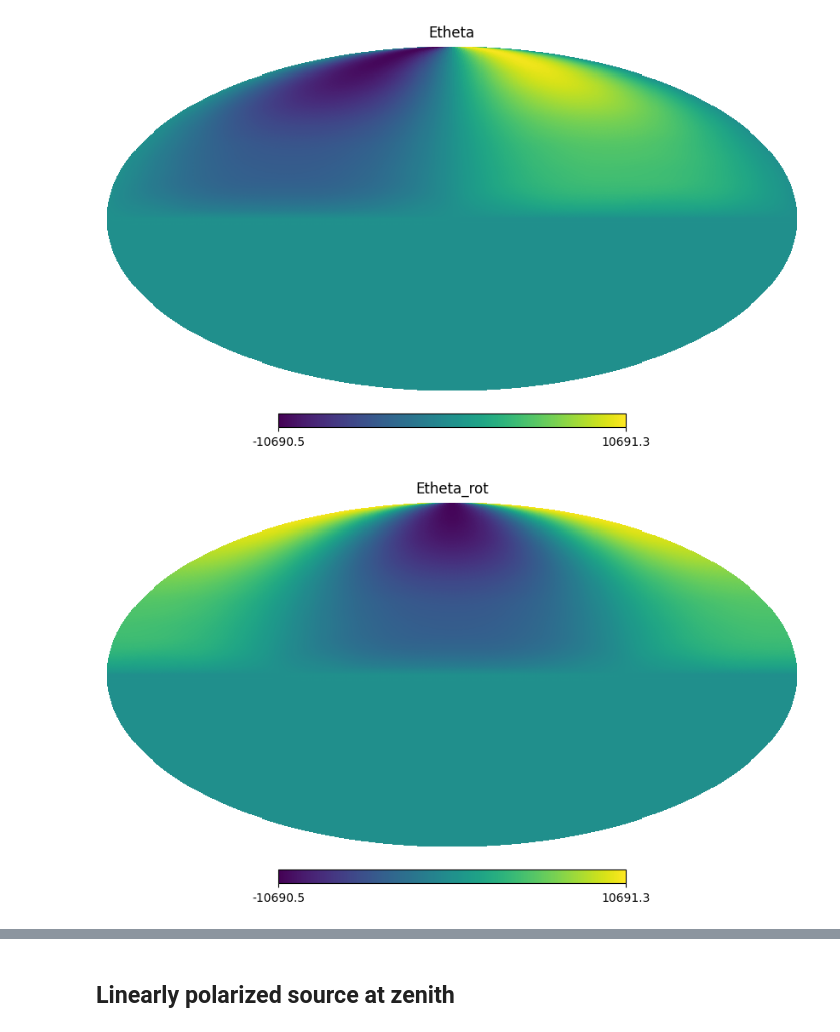
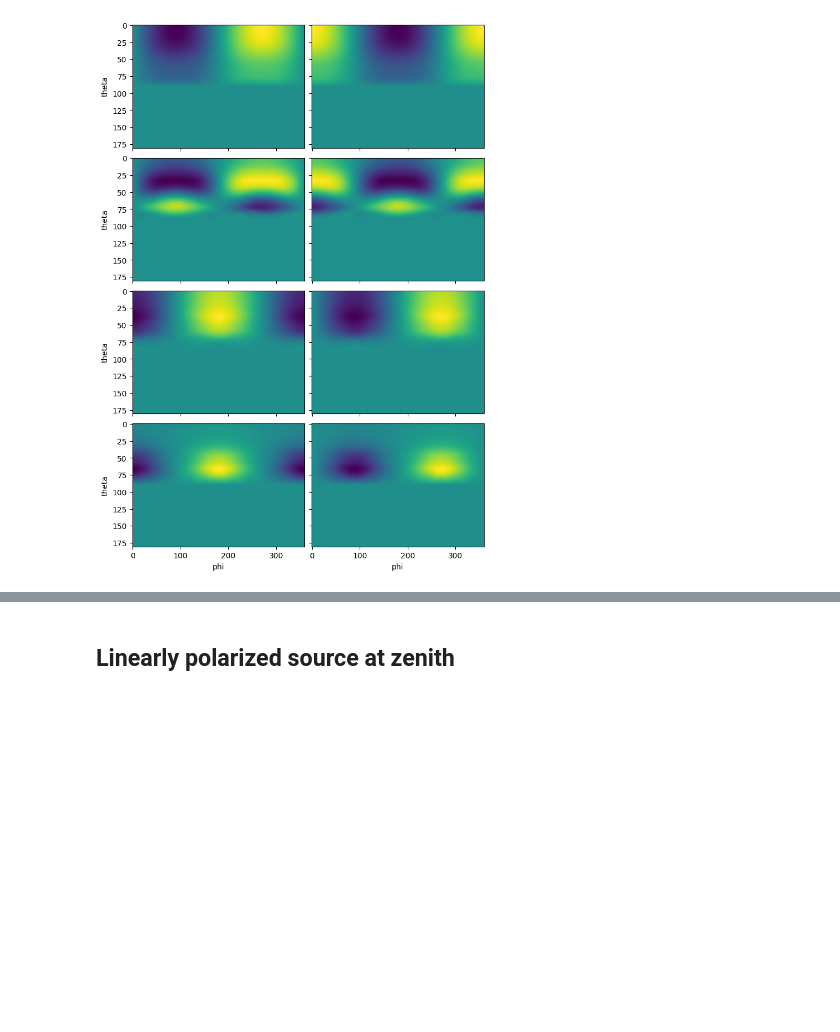
Before and after one commit to lusee-night/notebooks, a Jupyter notebook: faraday/faraday.ipynb, the cells around one changed output, grey strips where cells are left out. Saved outputs shown, nothing was run; the diff lists cells and outputs as text; code cells hidden in the pictures; blank space fills up the shorter version.

```diff
--- a/faraday/faraday.ipynb
+++ b/faraday/faraday.ipynb
@@ -6,7 +6,7 @@ import numpy as np
 
 %matplotlib inline
 # %%
-HP = True  # use healpix pixelization scheme (otherwise: 1 deg grid in theta/phi)
+HP = False  # use healpix pixelization scheme (otherwise: 1 deg grid in theta/phi)
 # %%
 with fits.open("hfss_lbl_3m_75deg.2port.fits") as hdul:
     E_theta = hdul["Etheta_real"].data + 1j * hdul["Etheta_imag"].data
@@ -159,7 +159,7 @@ def grid2healpix(data, nside, theta=None, phi=None, pixel_centers=None):
 # %%
 if HP:  # healpix
     import healpy as hp
-    NSIDE = 128
+    NSIDE = 512
     beam1 = grid2healpix(np.array([E_theta.real, E_theta.imag, E_phi.real, E_phi.imag]), NSIDE)
     rot = hp.Rotator(rot=90, deg=True)
     beam2 = np.array([rot.rotate_map_pixel(b) for b in beam1])
@@ -169,32 +169,31 @@ if HP:  # healpix
     hp.mollview(beam2[2], title="Ephi_rot")
 
     beam1 = np.array([beam1[0] + 1j* beam1[1], beam1[2] + 1j * beam1[3]])  # Etheta, Ephi
     beam2 = np.array([beam2[0] + 1j* beam2[1], beam2[2] + 1j * beam2[3]])  # Etheta, Ephirot
 
 else: # theta/phi grid
     beam1 = np.array([E_theta, E_phi])
     beam2 = np.roll(beam1, 90, axis=-1)
 
     fig, axs = plt.subplots(figsize=(7, 10), nrows=4, ncols=2, sharex=True, sharey=True, layout="constrained")
 
     for i in range(2):
         b1 = beam1[i]
         b2 = beam2[i]
         axs[2*i, 0].imshow(b1.real, aspect="auto")
         axs[2*i, 1].imshow(b2.real, aspect="auto")
         axs[2*i+1, 0].imshow(b1.imag, aspect="auto")
         axs[2*i+1, 1].imshow(b2.imag, aspect="auto")
 
     plt.setp(axs[:, 0], ylabel="theta")
     plt.setp(axs[-1], xlabel="phi")
     plt.show()
 
     phi, theta = np.meshgrid(np.linspace(0, 2*np.pi, 360, endpoint=False), np.linspace(0, np.pi, 181))
     phi = phi.ravel()
     theta = theta.ravel()
     dOmega = np.sin(theta) * (theta[360]-theta[0]) * (phi[1]-phi[0])  # sin(theta) dtheta dphi
     beam1.shape = (2, -1)
     beam2.shape = (2, -1)
 # %% [output]
-[figure, old version]
+[figure, new version]
-[figure, removed]
```
Also changed, not shown: parts of 12 cells of this notebook.
